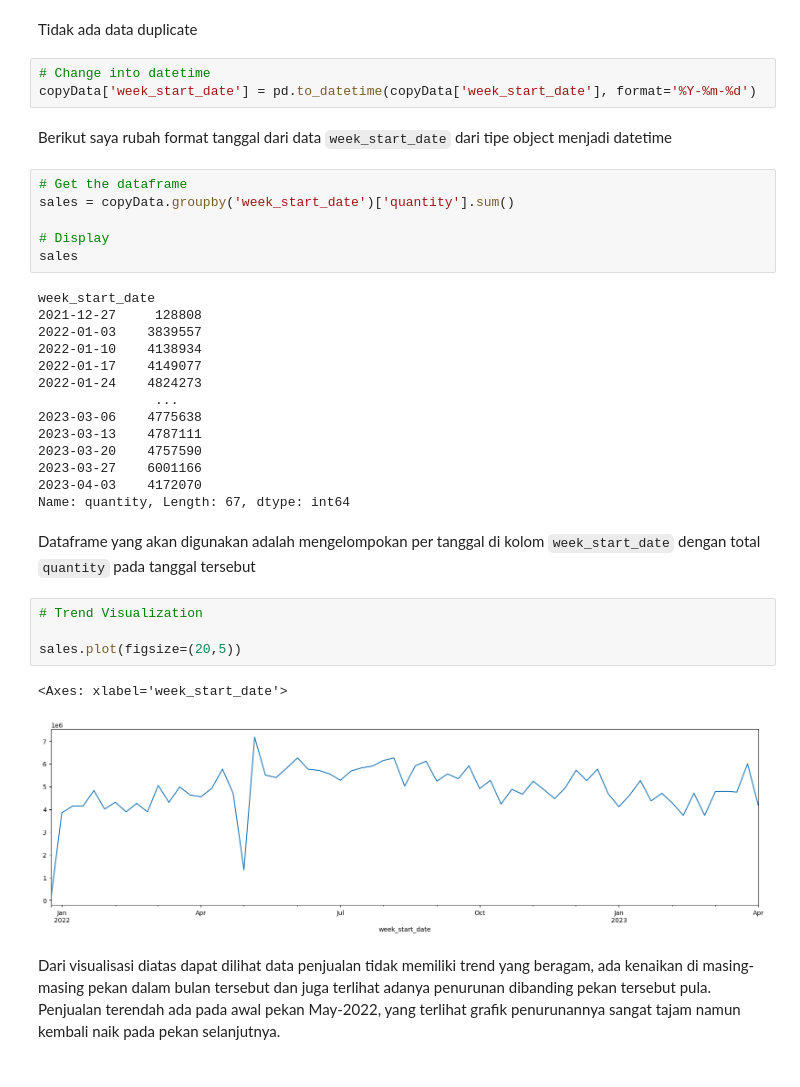
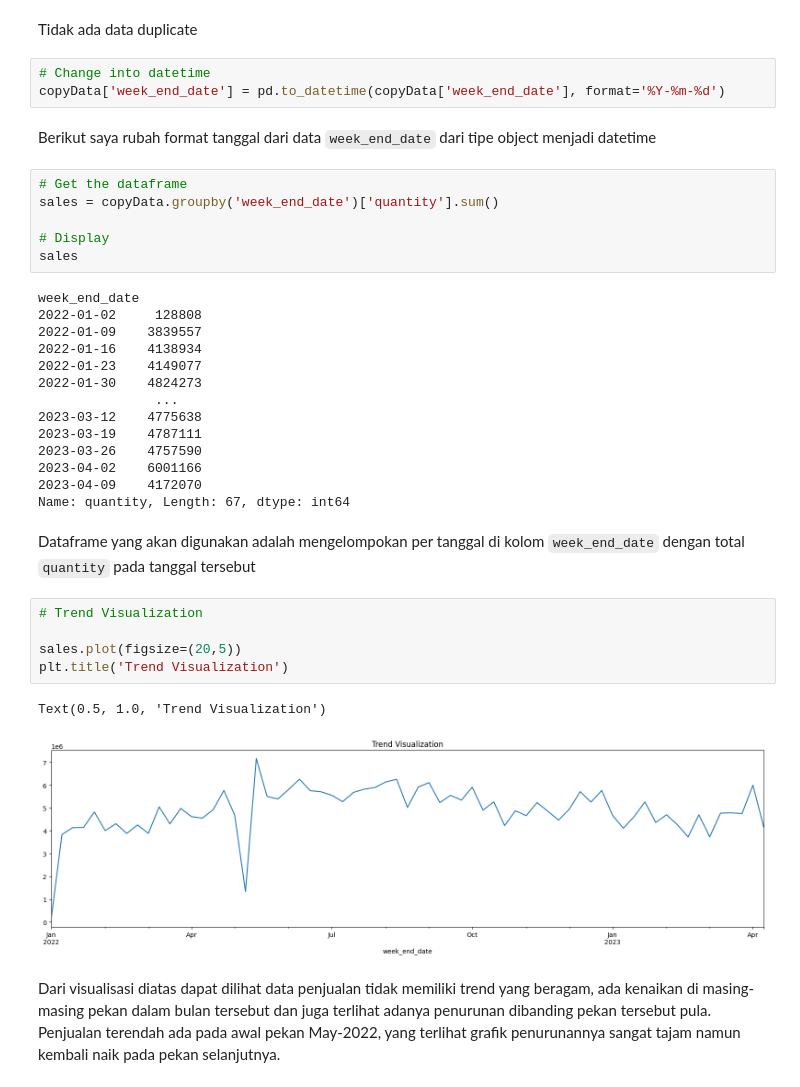
Before and after one commit to andik-alfauzi/Final-Project, a Jupyter notebook: Final_Project_Andik_Al_Fauzi.ipynb, the cells around one changed output. Cells and saved outputs as stored; diff of their text form.

```diff
--- a/Final_Project_Andik_Al_Fauzi.ipynb
+++ b/Final_Project_Andik_Al_Fauzi.ipynb
@@ -159,38 +159,39 @@ Data duplicated : 0
 Tidak ada data duplicate
 # %%
 # Change into datetime
-copyData['week_start_date'] = pd.to_datetime(copyData['week_start_date'], format='%Y-%m-%d')
+copyData['week_end_date'] = pd.to_datetime(copyData['week_end_date'], format='%Y-%m-%d')
 # %% [markdown]
-Berikut saya rubah format tanggal dari data `week_start_date` dari tipe object menjadi datetime
+Berikut saya rubah format tanggal dari data `week_end_date` dari tipe object menjadi datetime
 # %%
 # Get the dataframe
-sales = copyData.groupby('week_start_date')['quantity'].sum()
+sales = copyData.groupby('week_end_date')['quantity'].sum()
 
 # Display
 sales
 # %% [output]
-week_start_date
-2021-12-27     128808
-2022-01-03    3839557
-2022-01-10    4138934
-2022-01-17    4149077
-2022-01-24    4824273
+week_end_date
+2022-01-02     128808
+2022-01-09    3839557
+2022-01-16    4138934
+2022-01-23    4149077
+2022-01-30    4824273
                ...
-2023-03-06    4775638
-2023-03-13    4787111
-2023-03-20    4757590
-2023-03-27    6001166
-2023-04-03    4172070
+2023-03-12    4775638
+2023-03-19    4787111
+2023-03-26    4757590
+2023-04-02    6001166
+2023-04-09    4172070
 Name: quantity, Length: 67, dtype: int64
 # %% [markdown]
-Dataframe yang akan digunakan adalah mengelompokan per tanggal di kolom `week_start_date` dengan total `quantity` pada tanggal tersebut
+Dataframe yang akan digunakan adalah mengelompokan per tanggal di kolom `week_end_date` dengan total `quantity` pada tanggal tersebut
 # %%
 # Trend Visualization
 
 sales.plot(figsize=(20,5))
+plt.title('Trend Visualization')
 # %% [output]
-<Axes: xlabel='week_start_date'>
+Text(0.5, 1.0, 'Trend Visualization')
-[figure, old version]
+[figure, new version]
 # %% [markdown]
 Dari visualisasi diatas dapat dilihat data penjualan tidak memiliki trend yang beragam, ada kenaikan di masing-masing pekan dalam bulan tersebut dan juga terlihat adanya penurunan dibanding pekan tersebut pula. Penjualan terendah ada pada awal pekan May-2022, yang terlihat grafik penurunannya sangat tajam namun kembali naik pada pekan selanjutnya.
 # %% [markdown]
```
Also changed, not shown: parts of 17 cells of this notebook, 2 other files.
